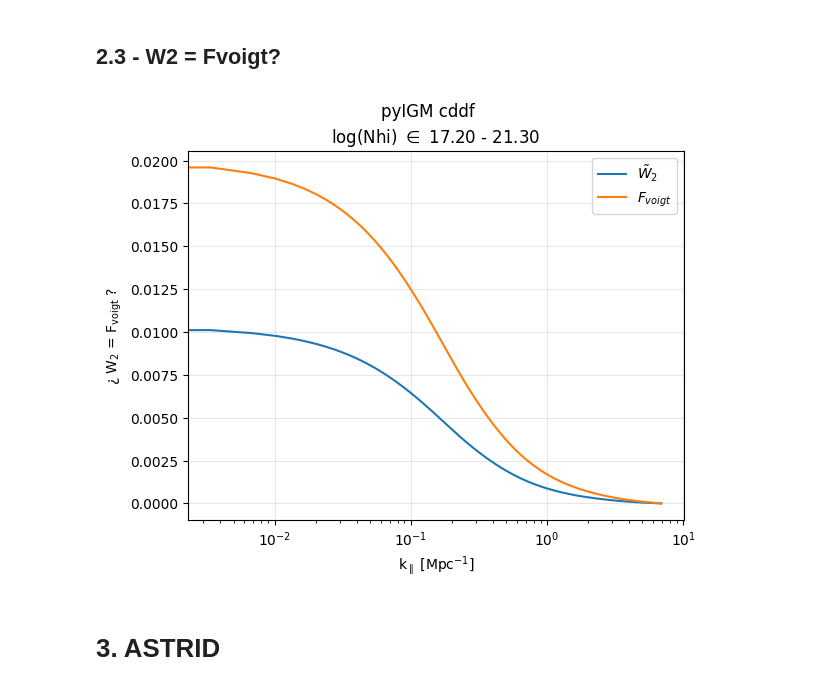
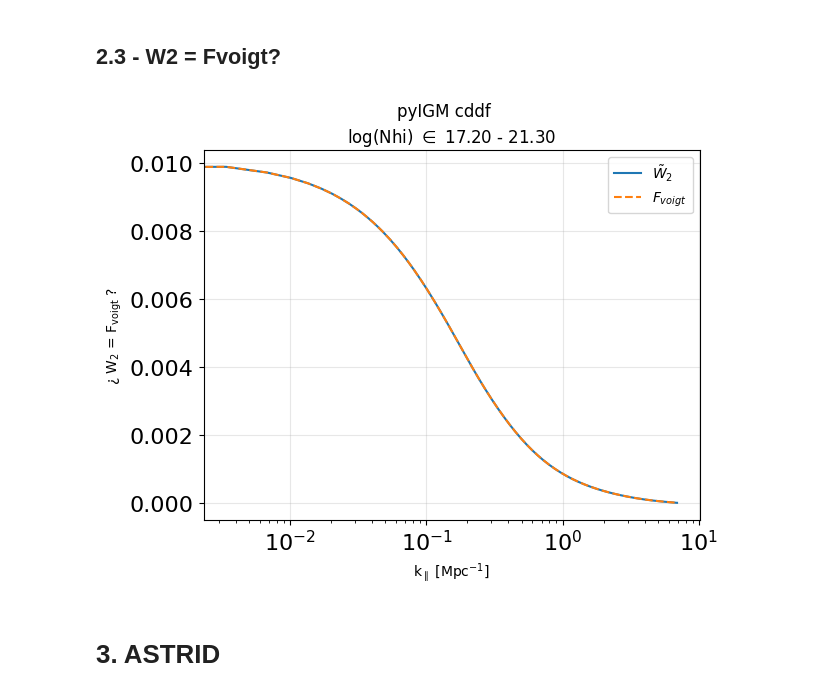
Before and after one commit to andreufont/astrid_hcd, a Jupyter notebook: MW11model/Comparisons/FVoigt=W2?.ipynb, the cells around one changed output. Drawn from its saved outputs; the diff is of its cells as text; code cells hidden in the pictures.

```diff
--- a/MW11model/Comparisons/FVoigt=W2?.ipynb
+++ b/MW11model/Comparisons/FVoigt=W2?.ipynb
@@ -74,8 +74,8 @@ fn_mw11 = []
 for i in np.arange(len(NHirange)):
     fn_mw11.append(fNhi_mw11[i] * 10**(NHirange[i]))
 fn_mw11 = np.array(fn_mw11) * np.log(10)
-norm = np.trapezoid(fn_mw11, NHirange)
-fn_mw11 /= norm
+norm_mw11 = np.trapezoid(fn_mw11, NHirange)
+fn_mw11 /= norm_mw11
 # %%
 plt.plot(NHirange, fn_mw11)
 plt.xlabel(r'log$_{10}$ (N$_{HI}$ [cm$^{-2}])$', fontsize=13)
@@ -86,4 +86,11 @@ plt.grid(alpha=0.3);
 [figure]
 # %% [markdown]
 ## 1.3 - W2 = Fvoigt?
+# %%
+inte = []
+for i in np.arange(len(NHirange)):
+    inte.append(fNhi_mw11[i]*np.log(10)*(10**(NHirange[i])))
+inte = np.array(inte)
+lX_mw11 = np.trapezoid(inte, NHirange)
+rho_mw11 = lX_mw11*100*hubble*((1+z)**2)/c_kms
 # %%
@@ -169,8 +175,8 @@ fn_pyigm = []
 for i in np.arange(len(NHirange)):
     fn_pyigm.append(fNhi_pyigm[i] * 10**(NHirange[i]))
 fn_pyigm = np.array(fn_pyigm) * np.log(10)
-norm = np.trapezoid(fn_pyigm[:, 0], NHirange)
-fn_pyigm /= norm
+norm_pyigm = np.trapezoid(fn_pyigm[:, 0], NHirange)
+fn_pyigm /= norm_pyigm
 # %%
 plt.plot(NHirange, fn_mw11, label='MW11')
 plt.plot(NHirange, fn_pyigm, label='pyigm')
@@ -183,35 +189,40 @@ plt.legend();
 [figure]
 # %% [markdown]
 ## 2.3 - W2 = Fvoigt?
+# %%
+inte = []
+for i in np.arange(len(NHirange)):
+    inte.append(fNhi_pyigm[:, 0][i]*np.log(10)*(10**(NHirange[i])))
+inte = np.array(inte)
+lX_pyigm = np.trapezoid(inte, NHirange)
+rho_pyigm = lX_pyigm*100*hubble*((1+z)**2)/c_kms
 # %%
-rho_hcd = 0.00174/hubble  # Mpc^-1 See overleaf draft for details
-
 w2, Fvoigt = [], []
 for i, nhi_value in enumerate(NHirange):
     k_w1w2, d, Deltax = wave_to_fft_profile(wave, z, nhi_value, omegam=omegam)  # k is in h/Mpc and d in Mpc/h
     k_w1w2 /= hubble
     d *= hubble
     # MW11 procedure
     w2.append(cddf_pyigm[i]*d*np.log(10)*(10**nhi_value))
     # Tan25 procedure
     Fvoigt.append(fn_pyigm[i]*d)
 
 
 w2, Fvoigt = np.array(w2), np.array(Fvoigt)
-w2_pyigm = np.trapezoid(w2, NHirange, axis=0)/Fmean_hcd  # Correction suggested in Tan25
-Fvoigt_pyigm = np.trapezoid(Fvoigt, NHirange, axis=0)*rho_hcd
+w2_pyigm = np.trapezoid(w2, NHirange, axis=0)  # Correction suggested in Tan25
+Fvoigt_pyigm = np.trapezoid(Fvoigt, NHirange, axis=0)*rho_pyigm
 
 plt.plot(k_w1w2, w2_pyigm, label=r'$\tilde{W}_2$')
-plt.plot(k_w1w2, Fvoigt_pyigm, label=r'$F_{voigt}$')
+plt.plot(k_w1w2, Fvoigt_pyigm, linestyle='--', label=r'$F_{voigt}$')
 plt.ylabel(r'¿ W$_2$ = F$_\text{voigt}$ ?')
 plt.xscale('log')
 plt.legend()
 plt.xlabel(r'k$_\parallel$ [Mpc$^{-1}$]')
 plt.grid(alpha=0.3)
 plt.title(r'log(Nhi) $\in$ %.2f - %.2f' %(NHirange.min(), NHirange.max()))
 plt.suptitle('pyIGM cddf');
 # %% [output]
-[figure, old version]
+[figure, new version]
 # %% [markdown]
 # 3. ASTRID
 # %%
```
Also changed, not shown: parts of 17 cells of this notebook.
